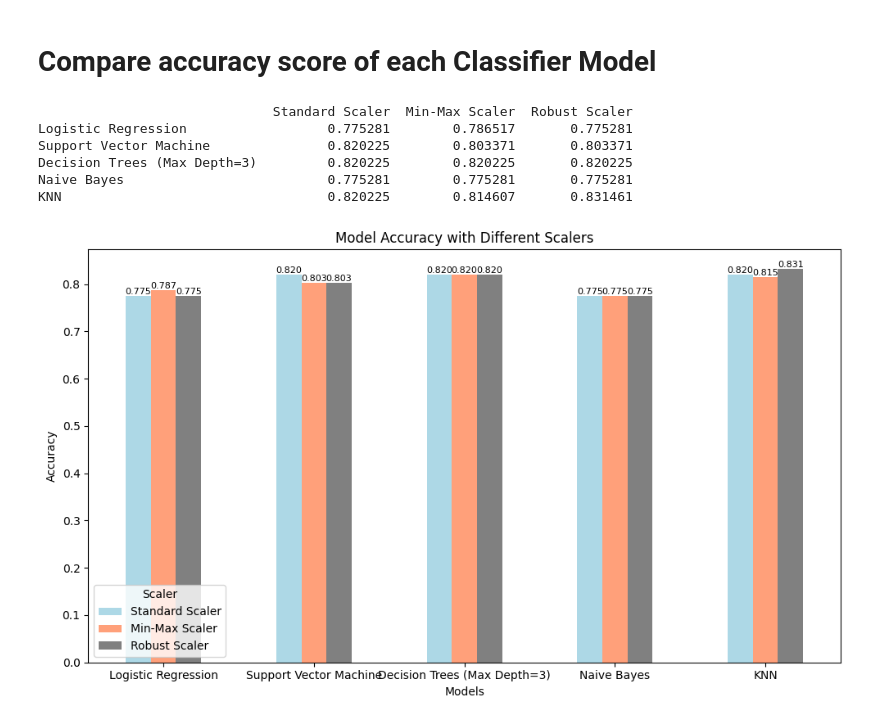
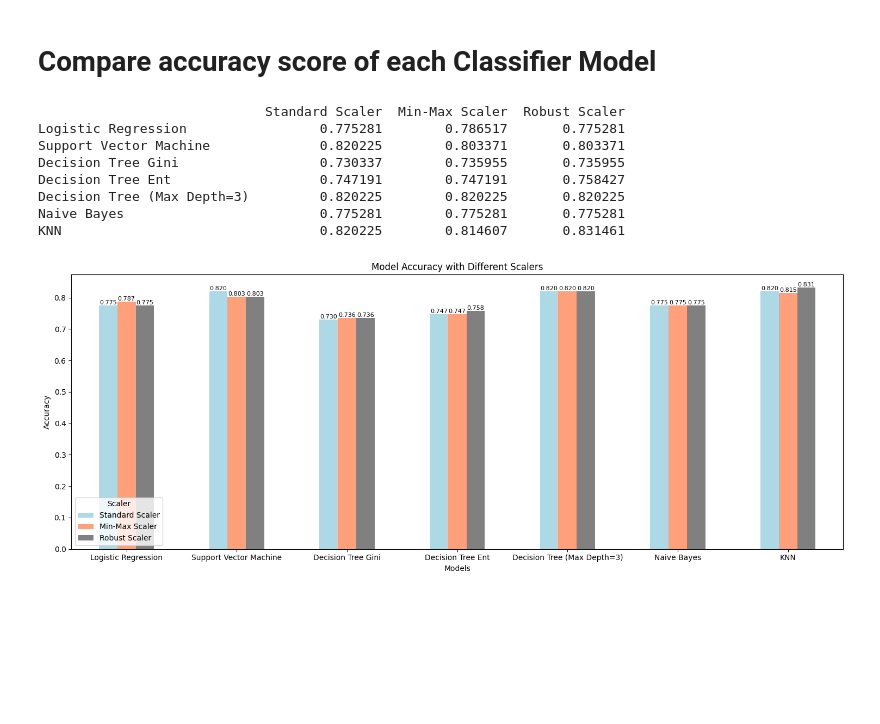
Before and after one commit to bytesbyt/ds_titanic, a Jupyter notebook: titanic.ipynb, the cells around one changed output. Saved outputs shown, nothing was run; the diff lists cells and outputs as text; code cells hidden in the pictures; blank space fills up the shorter version.

Commit message:
Add decision tree

```diff
--- a/titanic.ipynb
+++ b/titanic.ipynb
@@ -887,7 +887,9 @@ scalers = {
 models = {
     "Logistic Regression": LogisticRegression(),
     "Support Vector Machine": svm.SVC(),
-    "Decision Trees (Max Depth=3)": DecisionTreeClassifier(max_depth=3),
+    "Decision Tree Gini": DecisionTreeClassifier(),
+    "Decision Tree Ent": DecisionTreeClassifier(criterion='entropy'),
+    "Decision Tree (Max Depth=3)": DecisionTreeClassifier(max_depth=3),
     "Naive Bayes": GaussianNB(),
     "KNN": KNeighborsClassifier(n_neighbors=3)
 }
@@ -905,38 +907,40 @@ for scaler_name, scaler in scalers.items():
         else:
             pipeline = Pipeline([
                 ('scaler', scaler),
                 ('model', model)
             ])
             pipeline.fit(X_train, y_train)
             predictions = pipeline.predict(X_test)
 
         accuracy_scores[model_name] = accuracy_score(y_test, predictions)
 
     all_results[scaler_name] = accuracy_scores
 
 # Convert to DataFrame for plotting
 results_df = pd.DataFrame(all_results)
 print(results_df)
 
 # Plotting
-ax = results_df.plot(kind='bar', figsize=(10, 6), color=['#ADD8E6', '#FFA07A', 'grey'])
+ax = results_df.plot(kind='bar', figsize=(15, 6), color=['#ADD8E6', '#FFA07A', 'grey'])
 plt.title('Model Accuracy with Different Scalers')
 plt.ylabel('Accuracy')
 plt.xlabel('Models')
 plt.xticks(rotation=0)
 plt.legend(title="Scaler")
 
 # Add text labels on top of each bar
 for container in ax.containers:
     ax.bar_label(container, fmt='%.3f', label_type='edge', fontsize=8)
 
 plt.tight_layout()
 plt.show()
 # %% [output]
-                              Standard Scaler  Min-Max Scaler  Robust Scaler
-Logistic Regression                  0.775281        0.786517       0.775281
-Support Vector Machine               0.820225        0.803371       0.803371
-Decision Trees (Max Depth=3)         0.820225        0.820225       0.820225
-Naive Bayes                          0.775281        0.775281       0.775281
-KNN                                  0.820225        0.814607       0.831461
+                             Standard Scaler  Min-Max Scaler  Robust Scaler
+Logistic Regression                 0.775281        0.786517       0.775281
+Support Vector Machine              0.820225        0.803371       0.803371
+Decision Tree Gini                  0.730337        0.735955       0.735955
+Decision Tree Ent                   0.747191        0.747191       0.758427
+Decision Tree (Max Depth=3)         0.820225        0.820225       0.820225
+Naive Bayes                         0.775281        0.775281       0.775281
+KNN                                 0.820225        0.814607       0.831461
-[figure, old version]
+[figure, new version]
```
Also changed, not shown: parts of 1 cell of this notebook, 1 other file.
